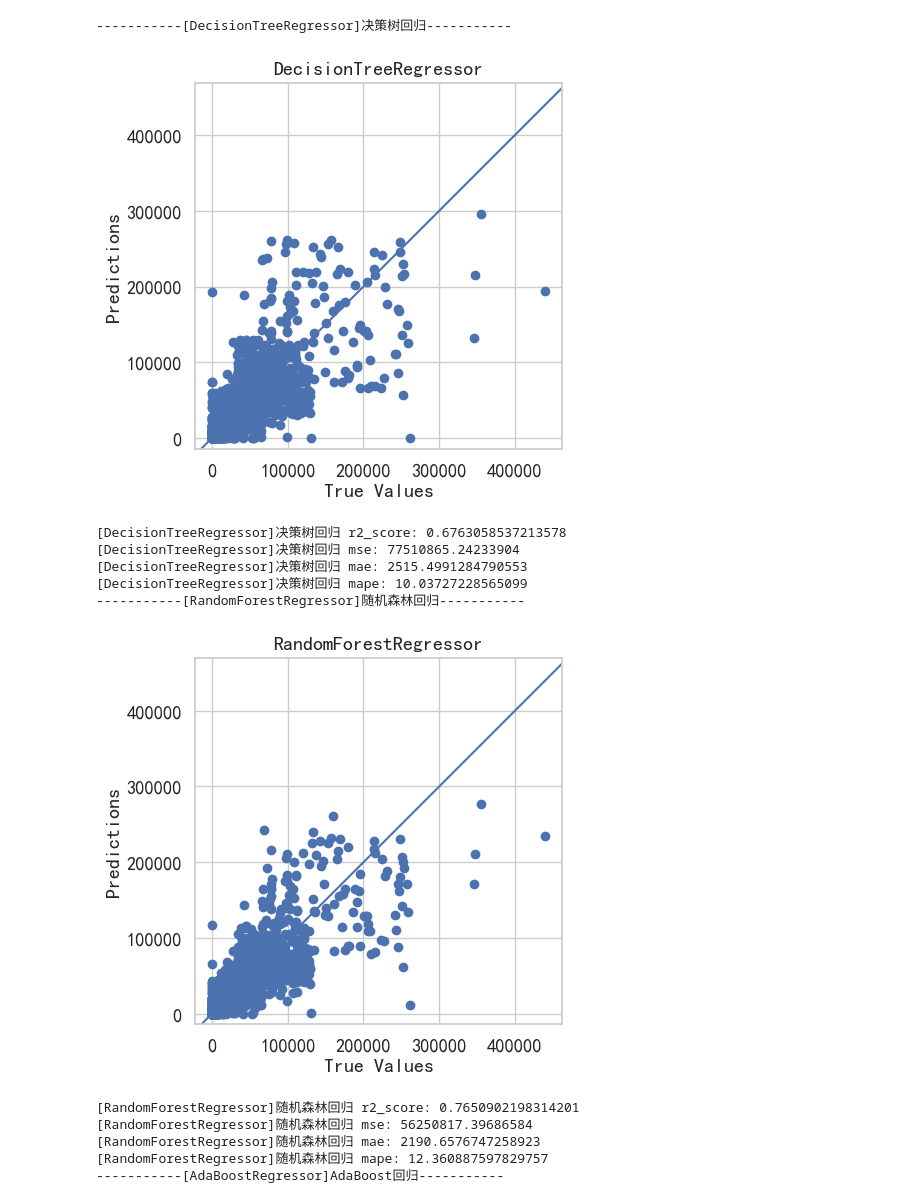
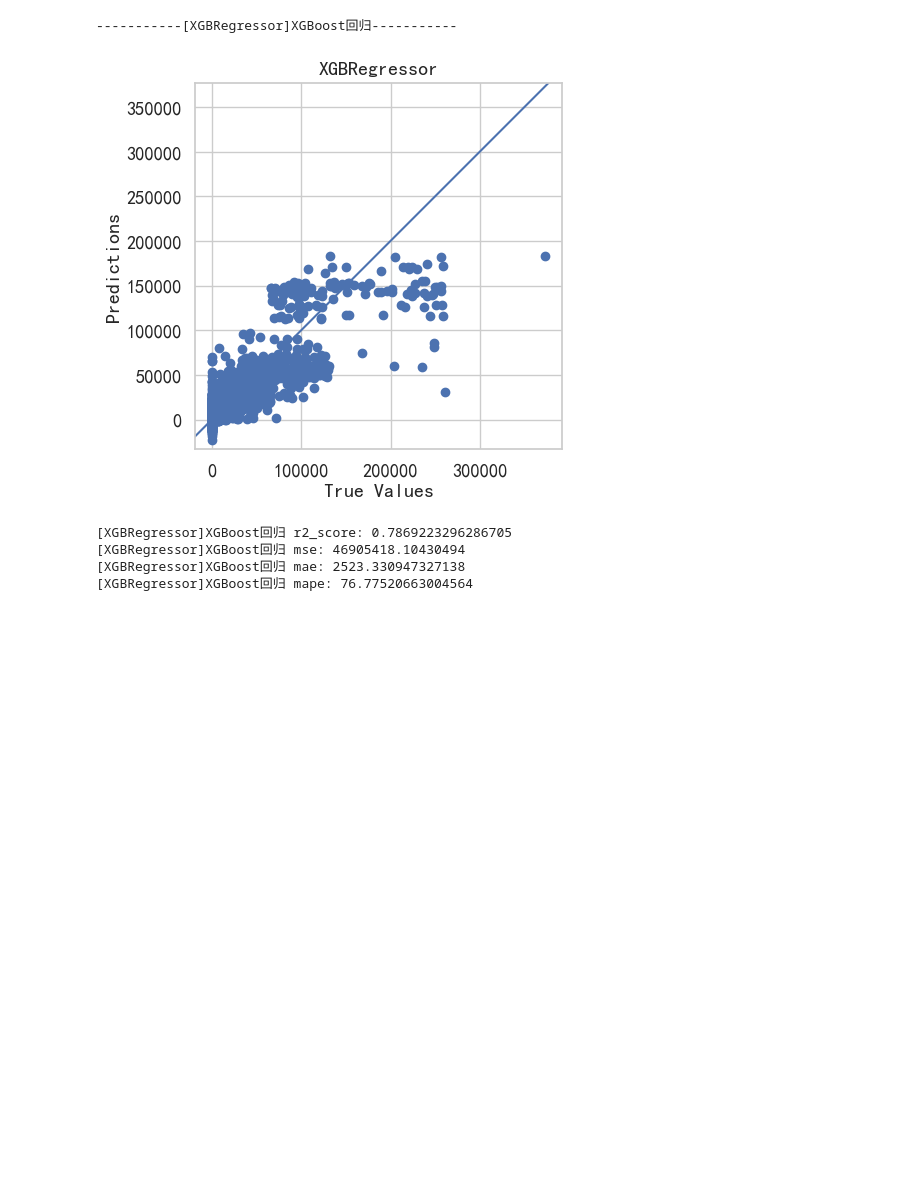
Before and after one commit to james-curtis/2023MathorCup-C, a Jupyter notebook: T1/批量回归.ipynb, the cells around one changed output. Saved outputs shown, nothing was run; the diff lists cells and outputs as text; code cells hidden in the pictures; blank space fills up the shorter version.

```diff
--- a/T1/批量回归.ipynb
+++ b/T1/批量回归.ipynb
@@ -60,15 +60,15 @@ models = [
     # Ridge(alpha=alpha_),
     # Lasso(),
     # ElasticNet(),
-    DecisionTreeRegressor(),
-    RandomForestRegressor(),
-    AdaBoostRegressor(),
-    GradientBoostingRegressor(),
+    # DecisionTreeRegressor(),
+    # RandomForestRegressor(),
+    # AdaBoostRegressor(),
+    # GradientBoostingRegressor(),
     XGBRegressor(),
-    LGBMRegressor(),
-    CatBoostRegressor(),
+    # LGBMRegressor(),
+    # CatBoostRegressor(),
     # SVR(),
-    KNeighborsRegressor(),
+    # KNeighborsRegressor(),
     # MLPRegressor()
 ]
 
@@ -130,43 +130,36 @@ for model in models:
     #
     #     '''
     #     敏感性分析
     #     '''
     #     explainer = shap.Explainer(model)
     #     shap_values = explainer(X)
     #
     #     plt.figure(figsize=(8, 6))
     #     shap.plots.waterfall(shap_values[0], show=False)
     #     plt.tight_layout()
     #     # plt.savefig('sensitivity-waterfall.svg')
     #     plt.show()
     #
     #     plt.figure(figsize=(8, 6))
     #     shap.plots.bar(shap_values, show=False)
     #     plt.tight_layout()
     #     # plt.savefig('sensitivity-bar.svg')
     #     plt.show()
     #
     #     plt.figure(figsize=(8, 6))
     #     shap.summary_plot(shap_values, X, show=False)
     #     plt.tight_layout()
     #     # plt.savefig('sensitivity-beeswarm.svg')
     #     plt.show()
 
     # if type(model).__name__ == 'Ridge':
     #     for feature, coef in zip(feature_names, model.coef_):
     #         print(f"{feature}: {coef:.5f}")
     #     print('系数', model.coef_ / alpha_)
 # %% [output]
------------[DecisionTreeRegressor]决策树回归-----------
+-----------[XGBRegressor]XGBoost回归-----------
-[figure, old version]
+[figure, new version]
-[DecisionTreeRegressor]决策树回归 r2_score: 0.6763058537213578
-[DecisionTreeRegressor]决策树回归 mse: 77510865.24233904
-[DecisionTreeRegressor]决策树回归 mae: 2515.4991284790553
-[DecisionTreeRegressor]决策树回归 mape: 10.03727228565099
------------[RandomForestRegressor]随机森林回归-----------
+[XGBRegressor]XGBoost回归 r2_score: 0.7869223296286705
+[XGBRegressor]XGBoost回归 mse: 46905418.10430494
+[XGBRegressor]XGBoost回归 mae: 2523.330947327138
+[XGBRegressor]XGBoost回归 mape: 76.77520663004564
-[figure, removed]
-[RandomForestRegressor]随机森林回归 r2_score: 0.7650902198314201
-[RandomForestRegressor]随机森林回归 mse: 56250817.39686584
-[RandomForestRegressor]随机森林回归 mae: 2190.6576747258923
-[RandomForestRegressor]随机森林回归 mape: 12.360887597829757
------------[AdaBoostRegressor]AdaBoost回归-----------
```
Also changed, not shown: parts of 1 cell of this notebook, 15 other files.
